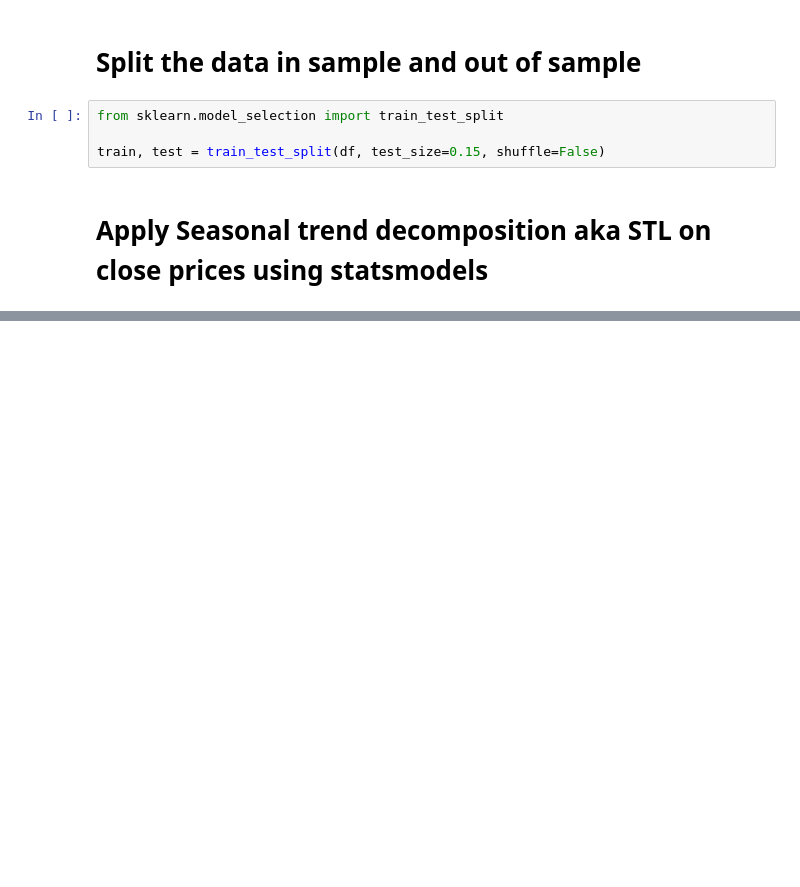
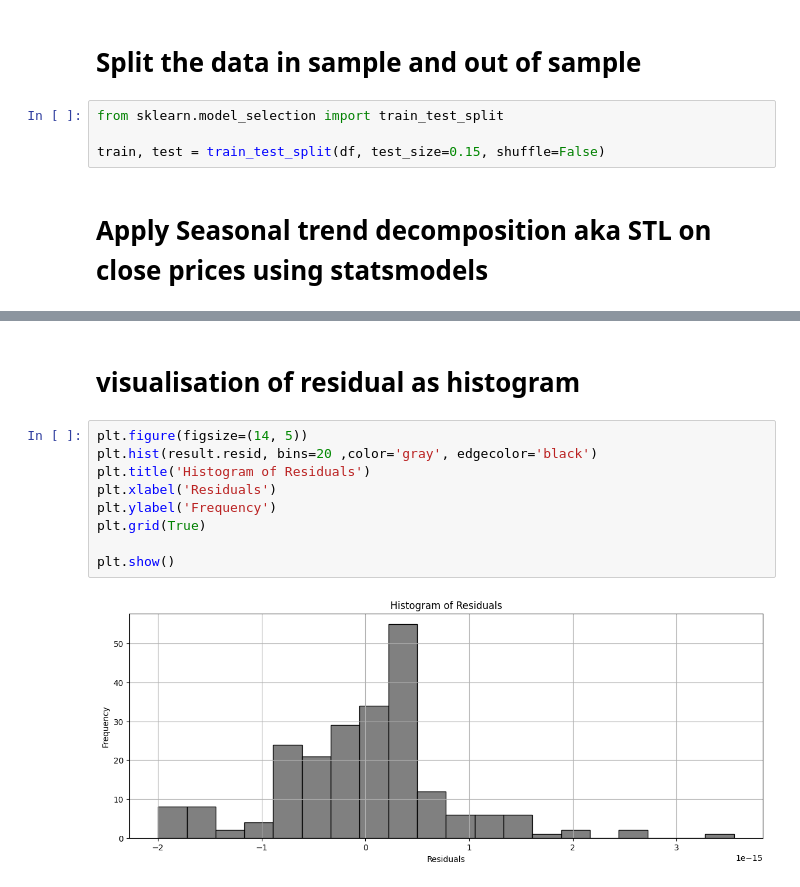
Before and after one commit to Zaid87648326/Trading-Strategy-Model-Project, a Jupyter notebook: note.ipynb, the cells around one changed output, grey strips where cells are left out. Saved outputs shown, nothing was run; the diff lists cells and outputs as text; blank space fills up the shorter version.

```diff
--- a/note.ipynb
+++ b/note.ipynb
@@ -54,0 +56,13 @@ plt.show()
+# %% [markdown]
+# visualisation of residual as histogram
+# %%
+plt.figure(figsize=(14, 5))
+plt.hist(result.resid, bins=20 ,color='gray', edgecolor='black')
+plt.title('Histogram of Residuals')
+plt.xlabel('Residuals')
+plt.ylabel('Frequency')
+plt.grid(True)
+
+plt.show()
+# %% [output]
+[figure, added]
```
Also changed, not shown: parts of 2 cells of this notebook.
